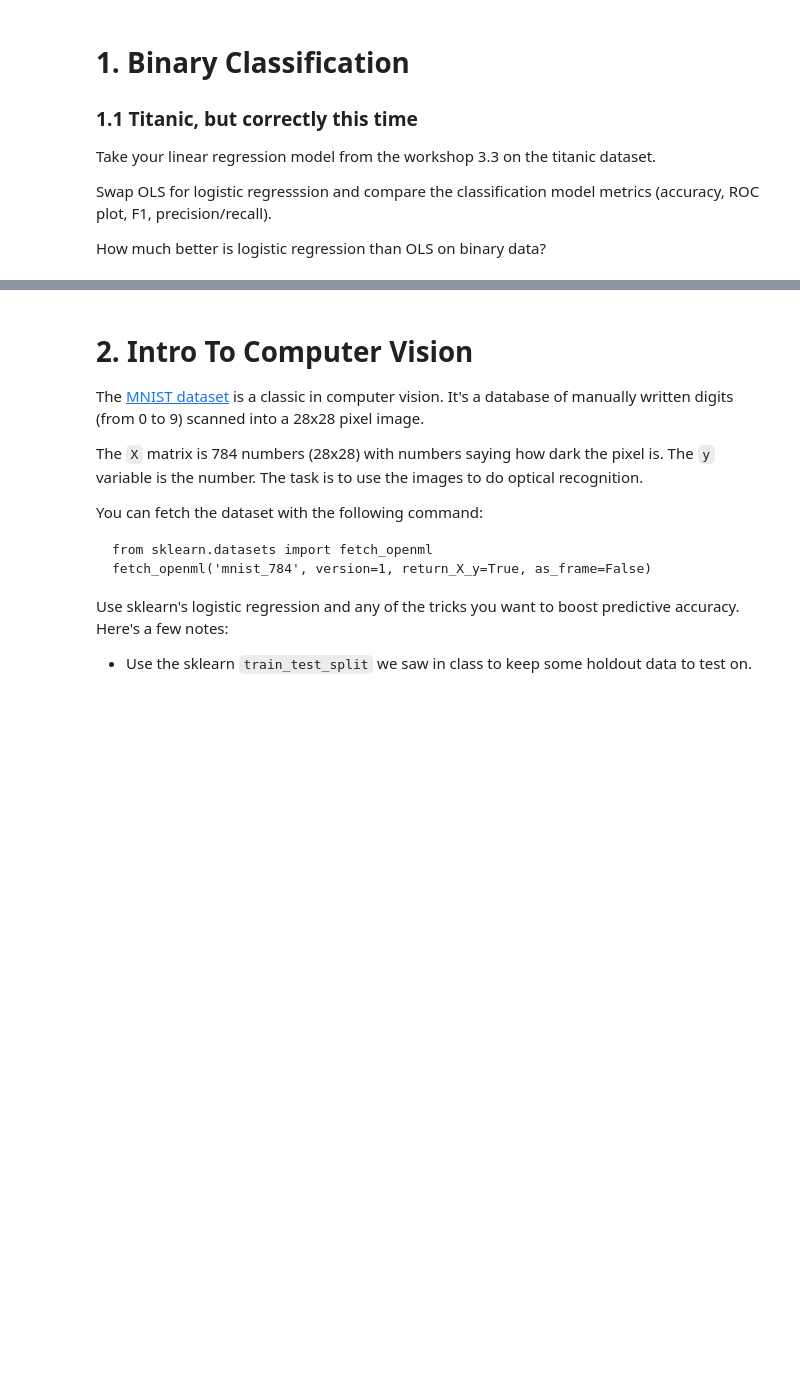
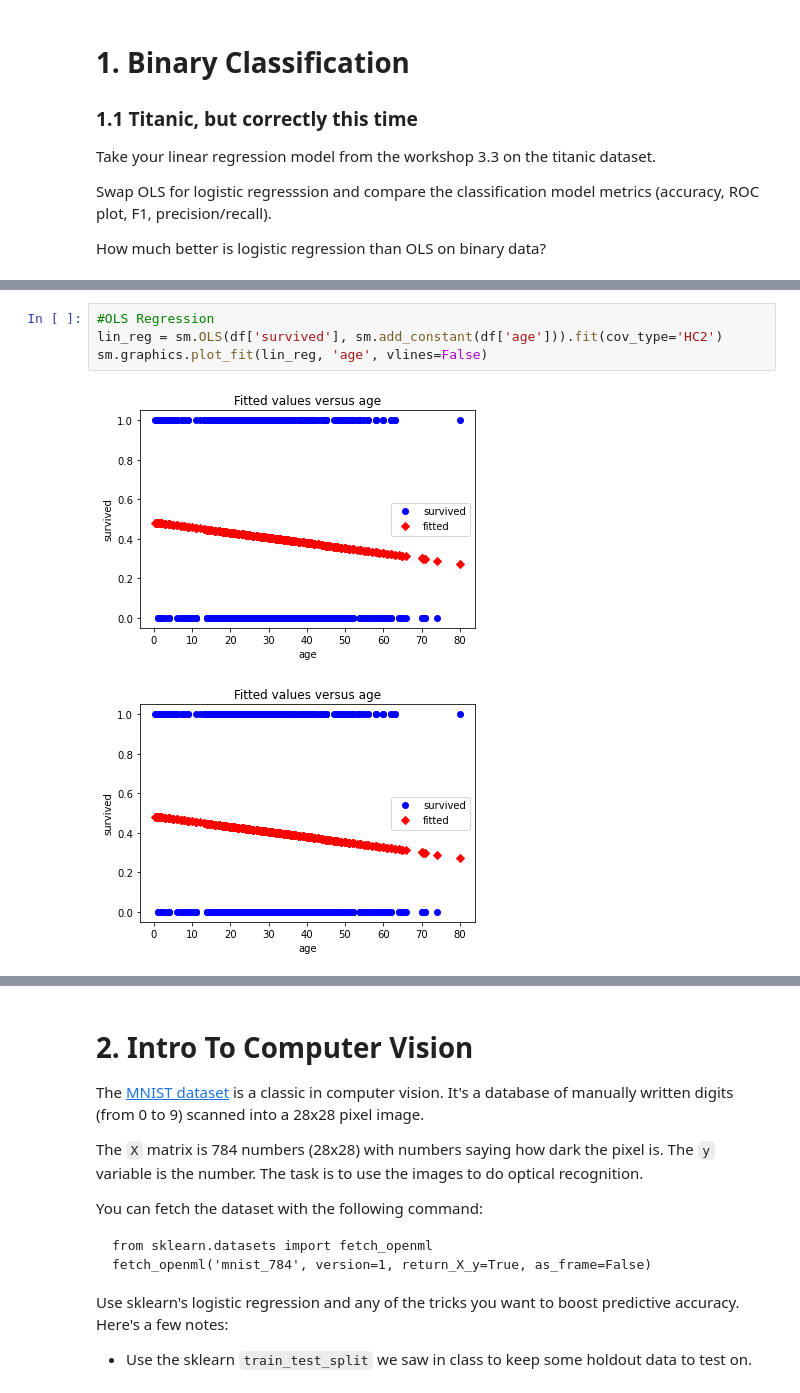
Before and after one commit to cb-ds-1/3-7-glm, a Jupyter notebook: workshop.ipynb, the cells around one changed output, grey strips where cells are left out. Saved outputs shown, nothing was run; the diff lists cells and outputs as text; blank space fills up the shorter version.

```diff
--- a/workshop.ipynb
+++ b/workshop.ipynb
@@ -10,0 +61,7 @@ How much better is logistic regression than OLS on binary data?
+# %%
+#OLS Regression
+lin_reg = sm.OLS(df['survived'], sm.add_constant(df['age'])).fit(cov_type='HC2')
+sm.graphics.plot_fit(lin_reg, 'age', vlines=False)
+# %% [output]
+[figure, added]
+[figure, added]
```
Also changed, not shown: parts of 33 cells of this notebook.
